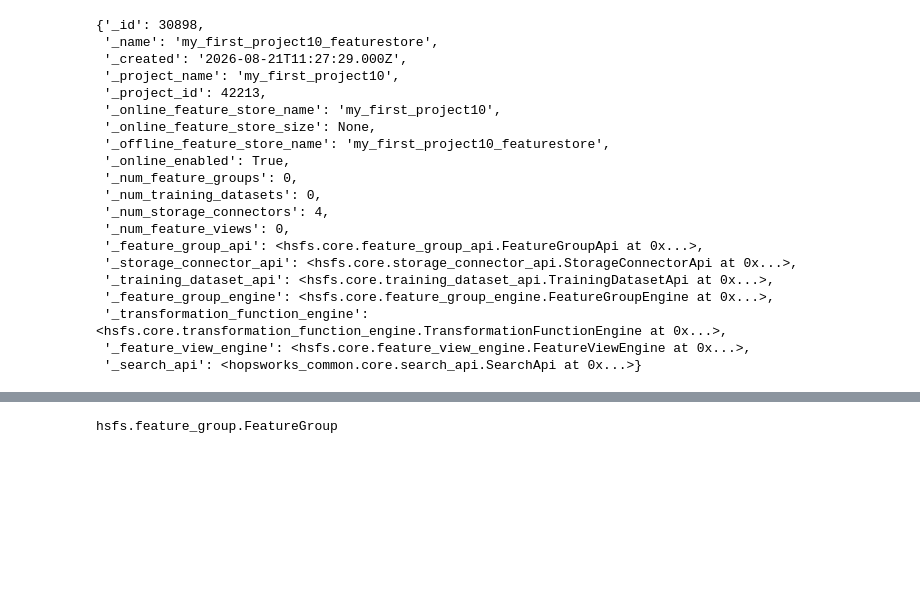
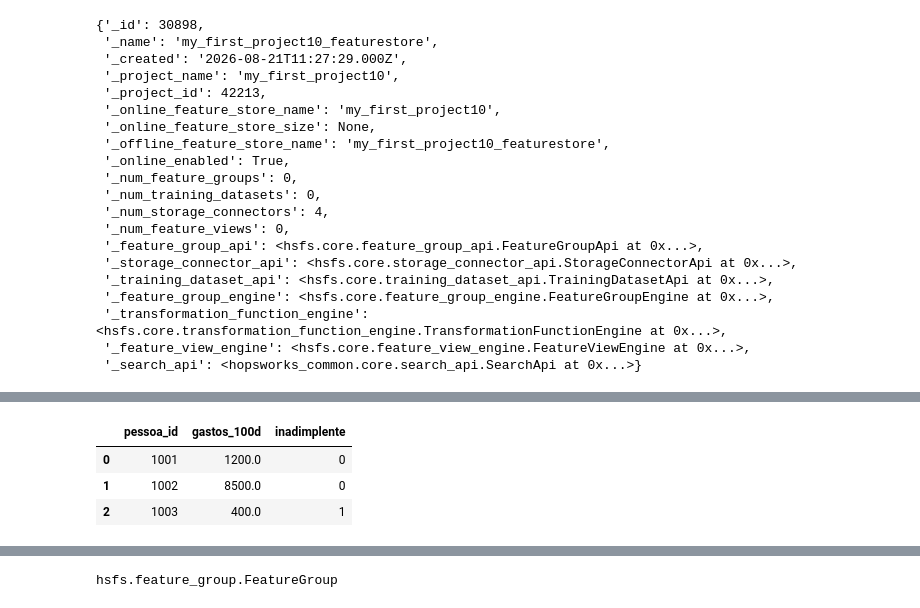
Before and after one commit to diegodila/AIEngineering, a Jupyter notebook: machine_learning/feature_store/hopsworks/get_started.ipynb, the cells around one changed output, grey strips where cells are left out. Cells and saved outputs as stored; diff of their text form; code cells hidden in the pictures; blank space fills up the shorter version.

```diff
--- a/machine_learning/feature_store/hopsworks/get_started.ipynb
+++ b/machine_learning/feature_store/hopsworks/get_started.ipynb
@@ -88,6 +104,24 @@ data = {
 }
 
 df_pessoa = pd.DataFrame(data)
+# %%
+import pandas as pd
+# 2. Criar os dados de exemplo associados à entidade Pessoa
+data = {
+    "pessoa_id": [1001, 1002, 1003, 1004], # Chave primária (Primary Key)
+    "peso": [110, 68, 90, 62],
+    "time_futebol": ["palmeiras", "flamengo", "cruzeiro", "vasco"],
+    "id_pais": ["Brasil", "Japao", "Espanha", "Brasil"],
+    "quantos_dias_sem_comer": [1, 2, 4, 3]
+}
+
+df_identidade = pd.DataFrame(data)
+
+df_financeiro = pd.DataFrame({
+    "pessoa_id": [1001, 1002, 1003],
+    "gastos_100d": [1200.0, 8500.0, 400.0],
+    "inadimplente": [0, 0, 1] # Nosso Alvo (Target)
+})
 # %%
 df_pessoa
 # %% [output]
@@ -99,3 +132,10 @@ df_pessoa
+# %%
+df_financeiro
+# %% [output]
+|  | pessoa_id | gastos_100d | inadimplente |
+| 0 | 1001 | 1200.0 | 0 |
+| 1 | 1002 | 8500.0 | 0 |
+| 2 | 1003 | 400.0 | 1 |
 # %%
 pessoa_fg = fs.get_or_create_feature_group(
     name="pessoa_comportamento_financeiro",
```
Also changed, not shown: parts of 25 cells of this notebook.
